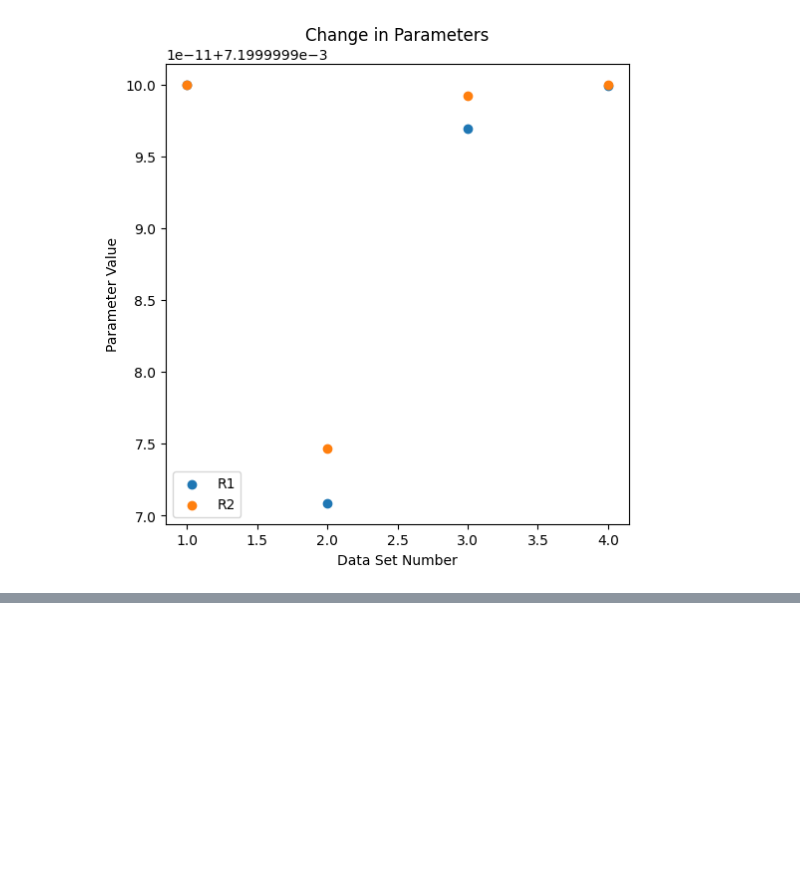
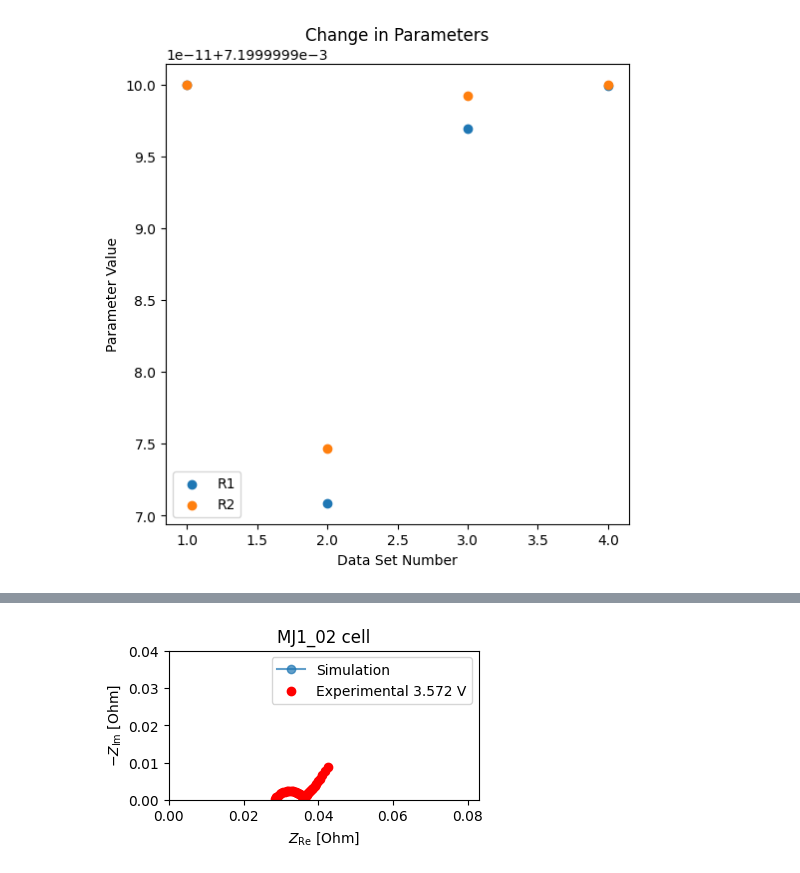
Before and after one commit to samaard2001/EIS-code, a Jupyter notebook: Code/EIS_ECM.ipynb, the cells around one changed output, grey strips where cells are left out. Cells and saved outputs as stored; diff of their text form; code cells hidden in the pictures; blank space fills up the shorter version.

```diff
--- a/Code/EIS_ECM.ipynb
+++ b/Code/EIS_ECM.ipynb
@@ -190,0 +292,23 @@ plot_change_param(['R1', 'R2'], a_meyers_all, calc_meyers_all_Z, optimize_randle
+# %%
+init_params = dict_to_list(p)
+
+params.update(
+    {'Negative electrode double-layer capacity [F.m-2]': init_params[0],
+     'Positive electrode double-layer capacity [F.m-2]': init_params[1],
+
+     "Positive electrode exchange-current density [A.m-2]": init_params[2],
+     "Negative electrode exchange-current density [A.m-2]": init_params[3],
+
+     "Electrolyte conductivity [S.m-1]": init_params[4],
+     "Negative electrode conductivity [S.m-1]": init_params[5],
+     "Positive electrode conductivity [S.m-1]": init_params[6],
+
+     "Negative particle diffusivity [m2.s-1]": init_params[7],
+     "Positive particle diffusivity [m2.s-1]": init_params[8],
+     "Electrolyte diffusivity [m2.s-1]": init_params[9]
+
+     })
+# %%
+pybamm_plotting(1, params)
+# %% [output]
+[figure, added]
```
Also changed, not shown: parts of 14 cells of this notebook, 7 other files.
